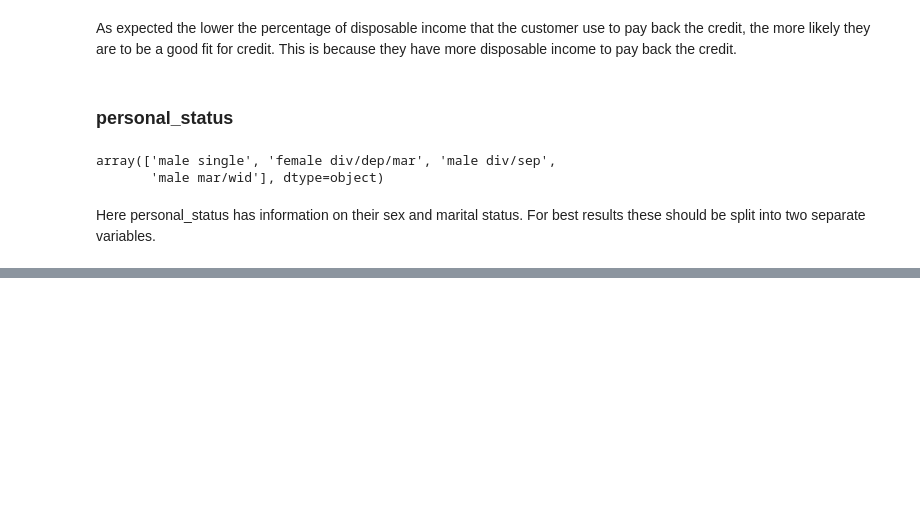
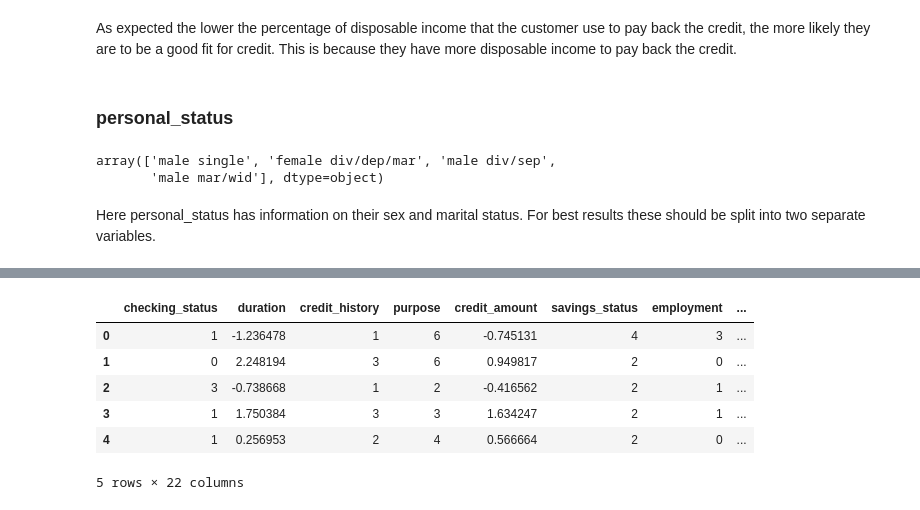
Before and after one commit to ajayvarghese2000/22WSD074-Machine-Learning-Principles-CW2, a Jupyter notebook: code.ipynb, the cells around one changed output, grey strips where cells are left out. Saved outputs shown, nothing was run; the diff lists cells and outputs as text; code cells hidden in the pictures; blank space fills up the shorter version.

```diff
--- a/code.ipynb
+++ b/code.ipynb
@@ -578,0 +643,20 @@ Here personal_status has information on their sex and marital status. For best r
+# %%
+# Splitting the personal_status column into two columns one for sex and the other for marital status using space as the delimiter
+
+sex = []
+marital_status = []
+
+for i in df['personal_status']:
+    # Split the string into a list of strings using space as the delimiter
+    temp = i.split(' ')
+    # Add index 0 to sex list
+    sex.append(temp[0])
+    # Add index 1 to marital_status list
+    marital_status.append(temp[1])
+
+# add the sex and marital_status lists to the dataframe
+df['sex'] = sex
+df['marital_status'] = marital_status
+
+# Drop the personal_status column
+df.drop('personal_status', axis=1, inplace=True)
@@ -578,0 +1290,11 @@ Here personal_status has information on their sex and marital status. For best r
+# %%
+# Display the data that will be used for the prediction
+df.head()
+# %% [output]
+|  | checking_status | duration | credit_history | purpose | credit_amount | savings_status | employment | ... |
+| 0 | 1 | -1.236478 | 1 | 6 | -0.745131 | 4 | 3 | ... |
+| 1 | 0 | 2.248194 | 3 | 6 | 0.949817 | 2 | 0 | ... |
+| 2 | 3 | -0.738668 | 1 | 2 | -0.416562 | 2 | 1 | ... |
+| 3 | 1 | 1.750384 | 3 | 3 | 1.634247 | 2 | 1 | ... |
+| 4 | 1 | 0.256953 | 2 | 4 | 0.566664 | 2 | 0 | ... |
+5 rows × 22 columns
```
Also changed, not shown: parts of 130 cells of this notebook.
